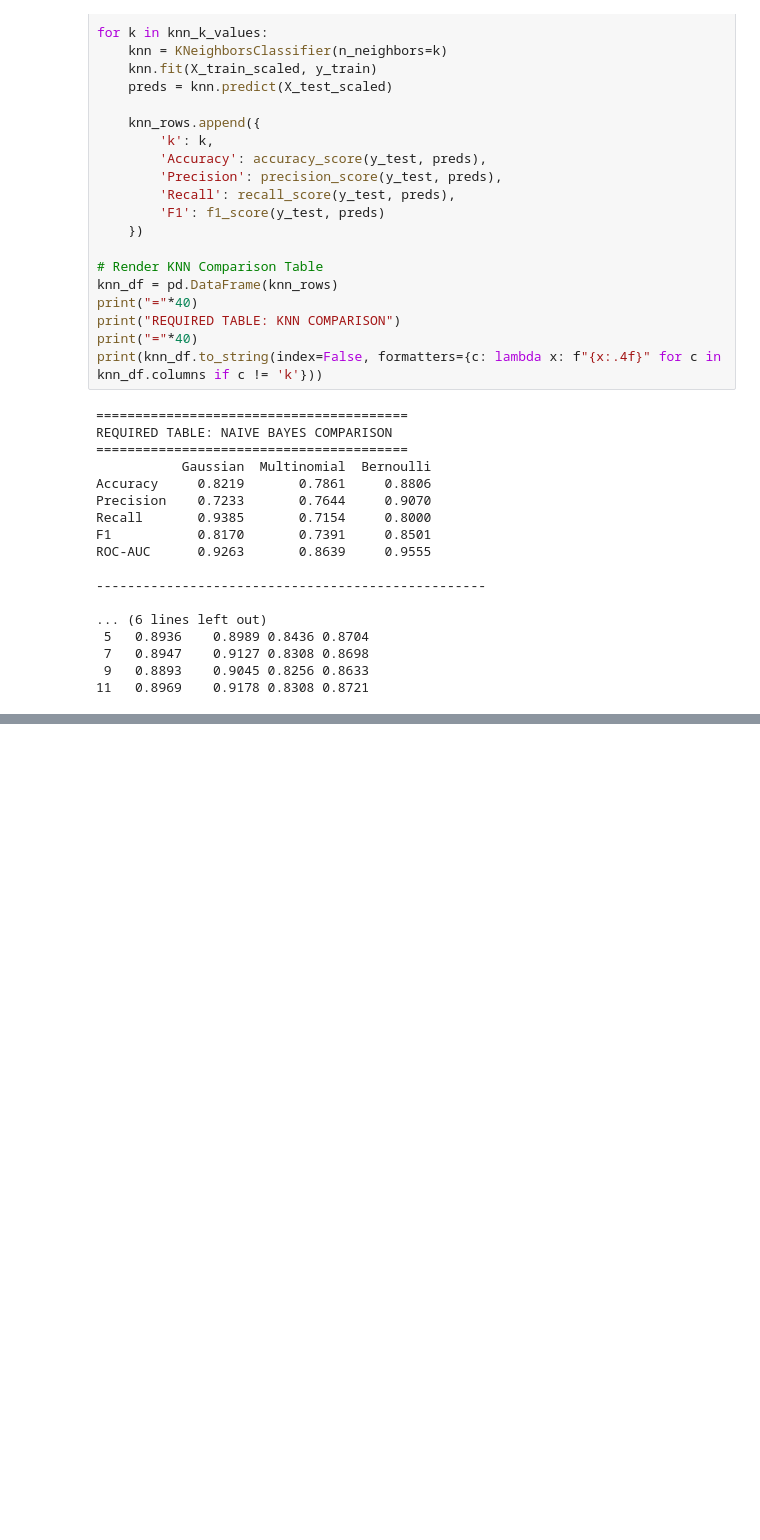
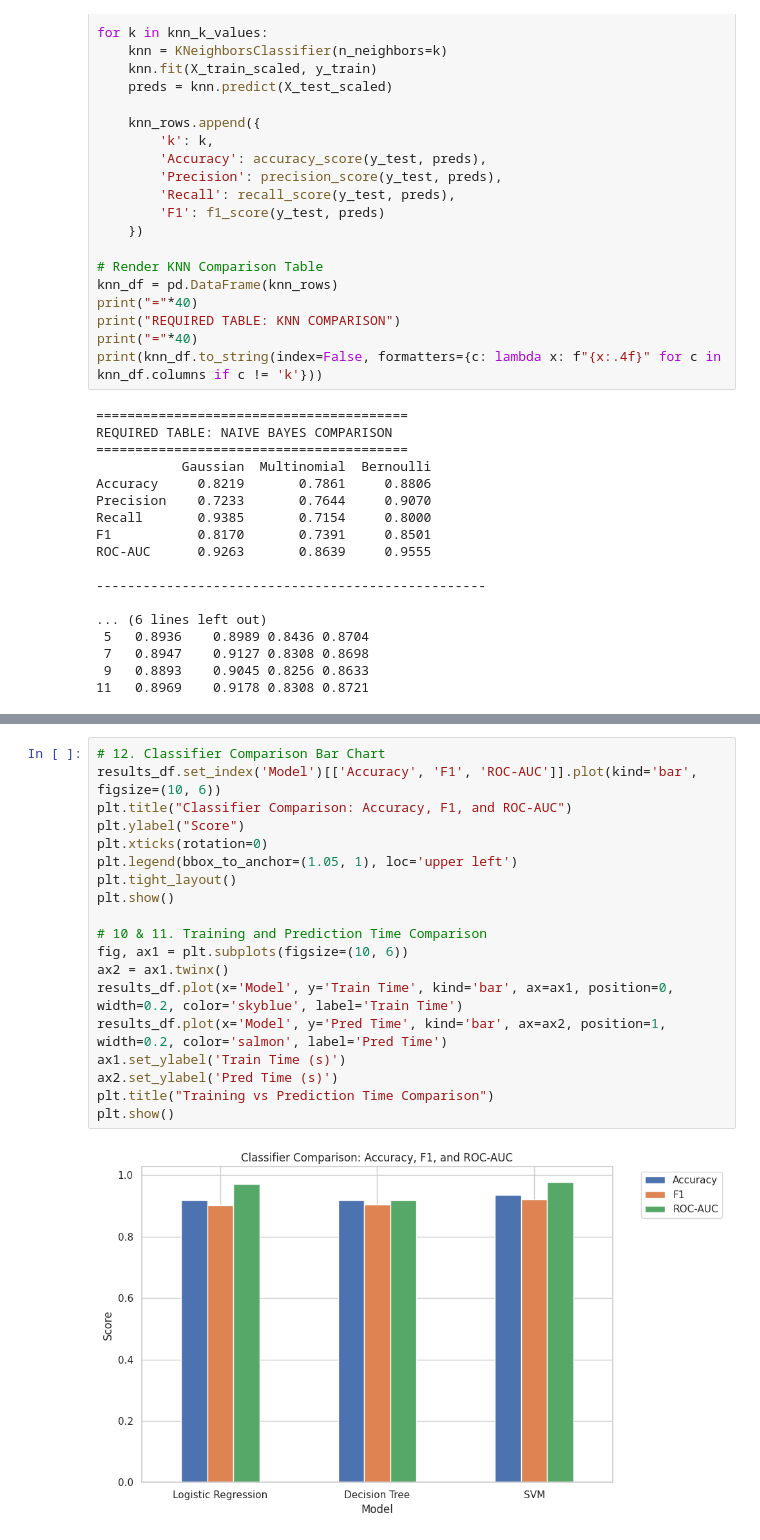
Before and after one commit to Nightingales21/ICS1512-Machine-Learning-Labratory, a Jupyter notebook: Experiment 2 - Email Spam.ipynb, the cells around one changed output, grey strips where cells are left out. Cells and saved outputs as stored; diff of their text form; blank space fills up the shorter version.

```diff
--- a/Experiment 2 - Email Spam.ipynb
+++ b/Experiment 2 - Email Spam.ipynb
@@ -296,0 +436,21 @@ ROC-AUC      0.9263       0.8639     0.9555
+# %%
+# 12. Classifier Comparison Bar Chart
+results_df.set_index('Model')[['Accuracy', 'F1', 'ROC-AUC']].plot(kind='bar', figsize=(10, 6))
+plt.title("Classifier Comparison: Accuracy, F1, and ROC-AUC")
+plt.ylabel("Score")
+plt.xticks(rotation=0)
+plt.legend(bbox_to_anchor=(1.05, 1), loc='upper left')
+plt.tight_layout()
+plt.show()
+
+# 10 & 11. Training and Prediction Time Comparison
+fig, ax1 = plt.subplots(figsize=(10, 6))
+ax2 = ax1.twinx()
+results_df.plot(x='Model', y='Train Time', kind='bar', ax=ax1, position=0, width=0.2, color='skyblue', label='Train Time')
+results_df.plot(x='Model', y='Pred Time', kind='bar', ax=ax2, position=1, width=0.2, color='salmon', label='Pred Time')
+ax1.set_ylabel('Train Time (s)')
+ax2.set_ylabel('Pred Time (s)')
+plt.title("Training vs Prediction Time Comparison")
+plt.show()
+# %% [output]
+[figure, added]
```
Also changed, not shown: parts of 10 cells of this notebook.
